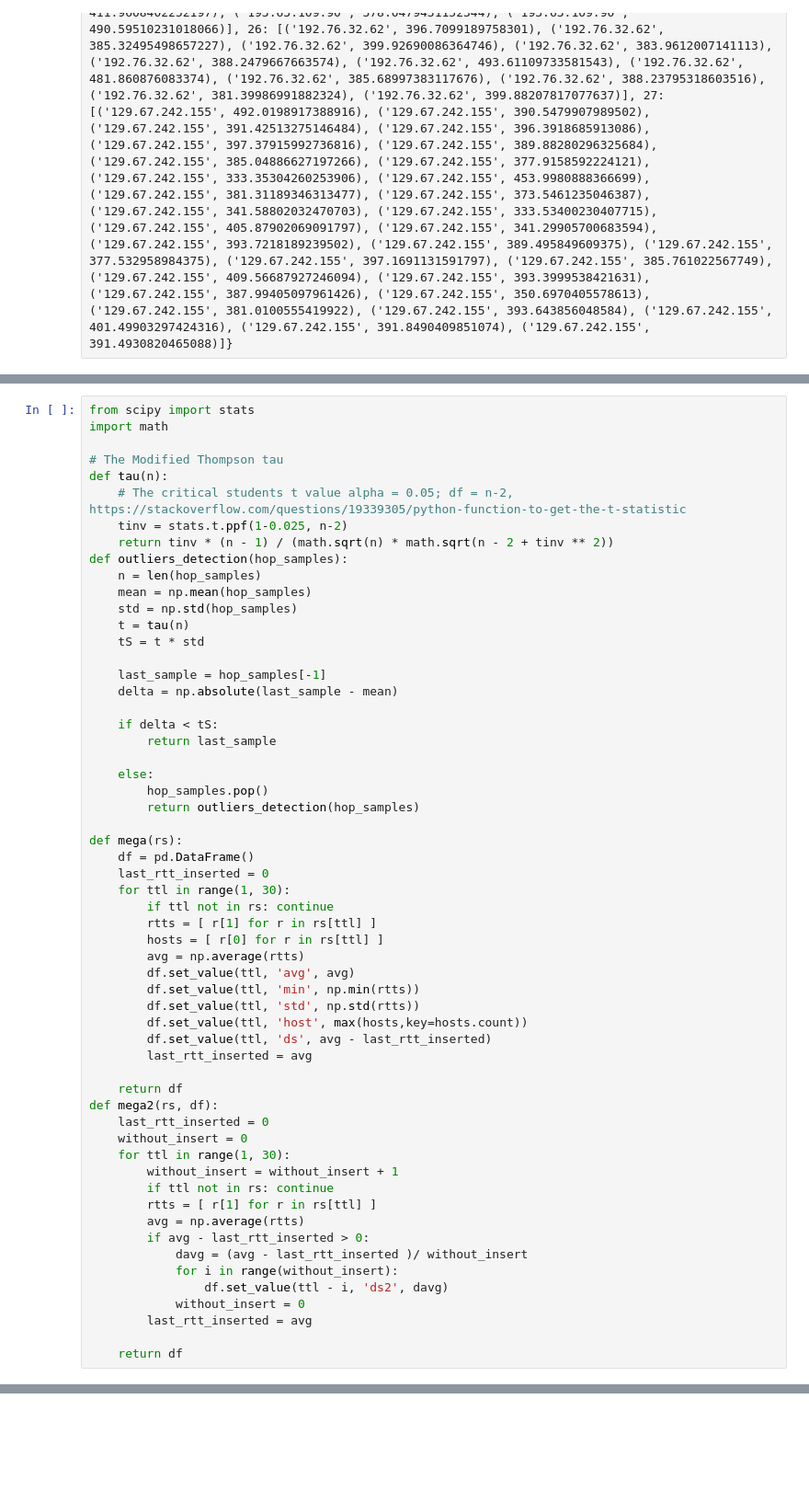
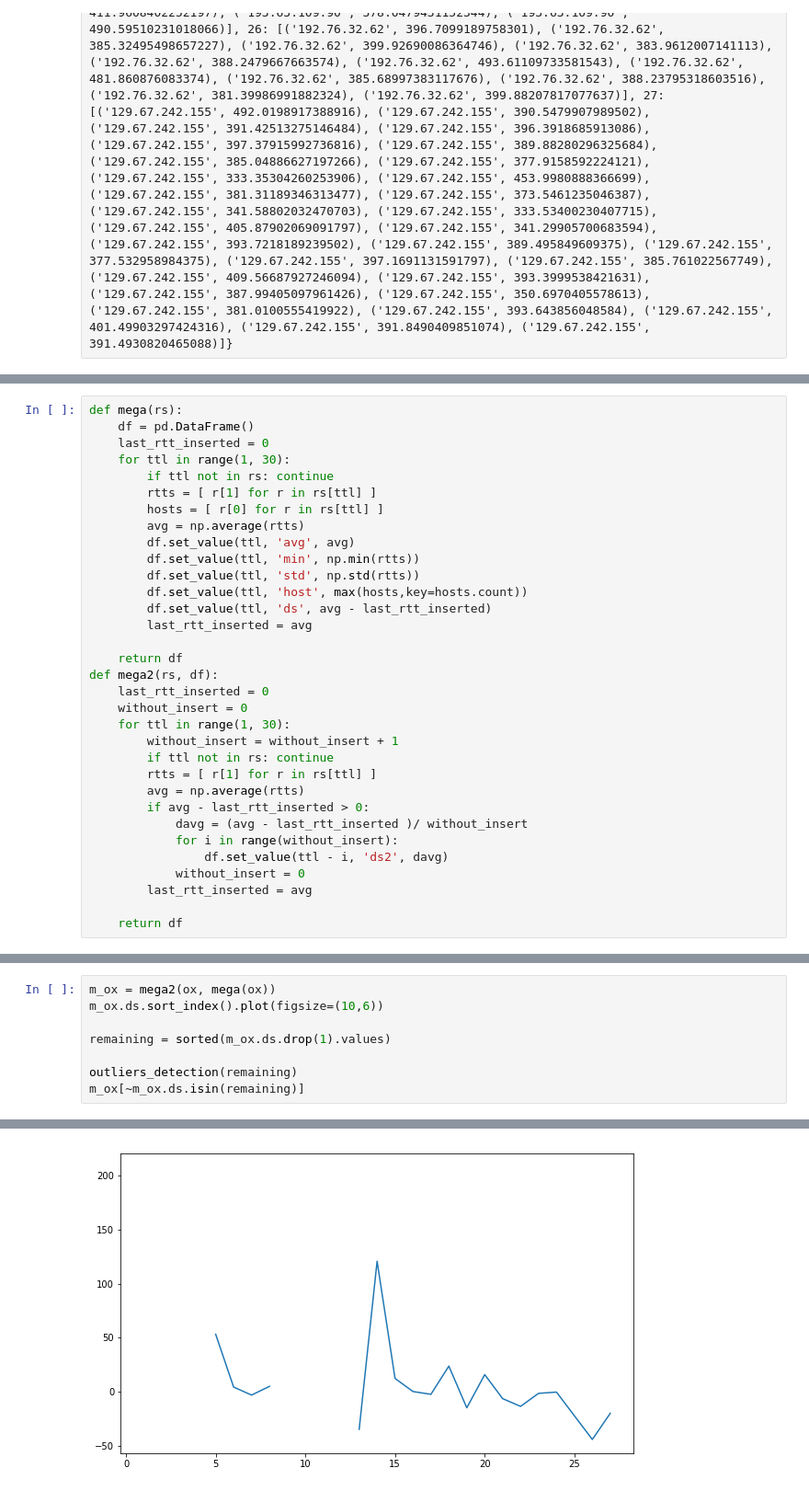
Before and after one commit to manumena/tdc-tp2, a Jupyter notebook: scripts/Untitled.ipynb, the cells around one changed output, grey strips where cells are left out. Shown: that part at 92% size. Drawn from its saved outputs; the diff is of its cells as text; blank space fills up the shorter version.

```diff
--- a/scripts/Untitled.ipynb
+++ b/scripts/Untitled.ipynb
@@ -40,29 +61,4 @@ def outliers_detection(hop_samples):
 # %%
-from scipy import stats
-import math
-
-# The Modified Thompson tau
-def tau(n):
-    # The critical students t value alpha = 0.05; df = n-2, https://stackoverflow.com/questions/19339305/python-function-to-get-the-t-statistic
-    tinv = stats.t.ppf(1-0.025, n-2)
-    return tinv * (n - 1) / (math.sqrt(n) * math.sqrt(n - 2 + tinv ** 2))
-def outliers_detection(hop_samples):
-    n = len(hop_samples)
-    mean = np.mean(hop_samples)
-    std = np.std(hop_samples)
-    t = tau(n)
-    tS = t * std
-
-    last_sample = hop_samples[-1]
-    delta = np.absolute(last_sample - mean)
-
-    if delta < tS:
-        return last_sample
-
-    else:
-        hop_samples.pop()
-        return outliers_detection(hop_samples)
-
 def mega(rs):
     df = pd.DataFrame()
     last_rtt_inserted = 0
@@ -173,0 +154,9 @@ mega2(ox, mega(ox))
+# %%
+m_ox = mega2(ox, mega(ox))
+m_ox.ds.sort_index().plot(figsize=(10,6))
+
+remaining = sorted(m_ox.ds.drop(1).values)
+
+outliers_detection(remaining)
+m_ox[~m_ox.ds.isin(remaining)]
+# %% [output]
@@ -173,0 +174 @@ mega2(ox, mega(ox))
+[figure, added]
```
Also changed, not shown: parts of 10 cells of this notebook, 1 other file.
